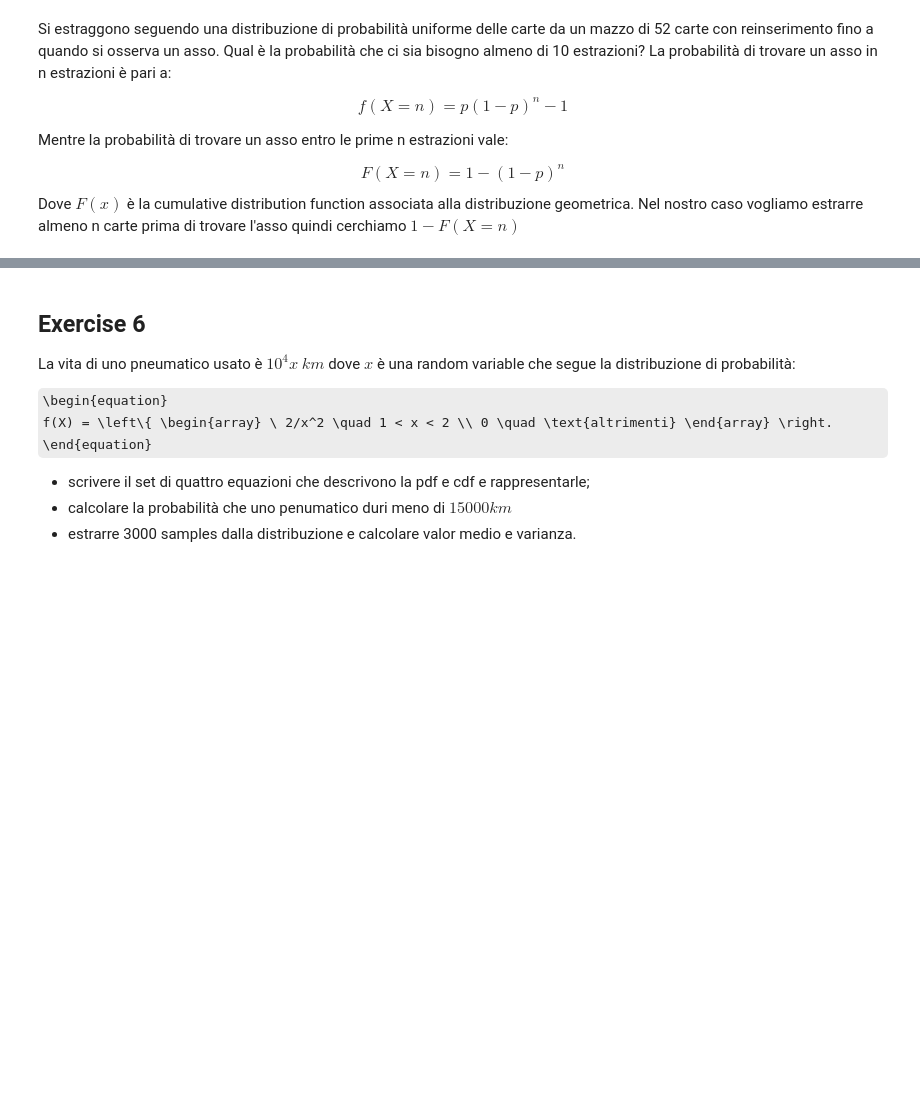
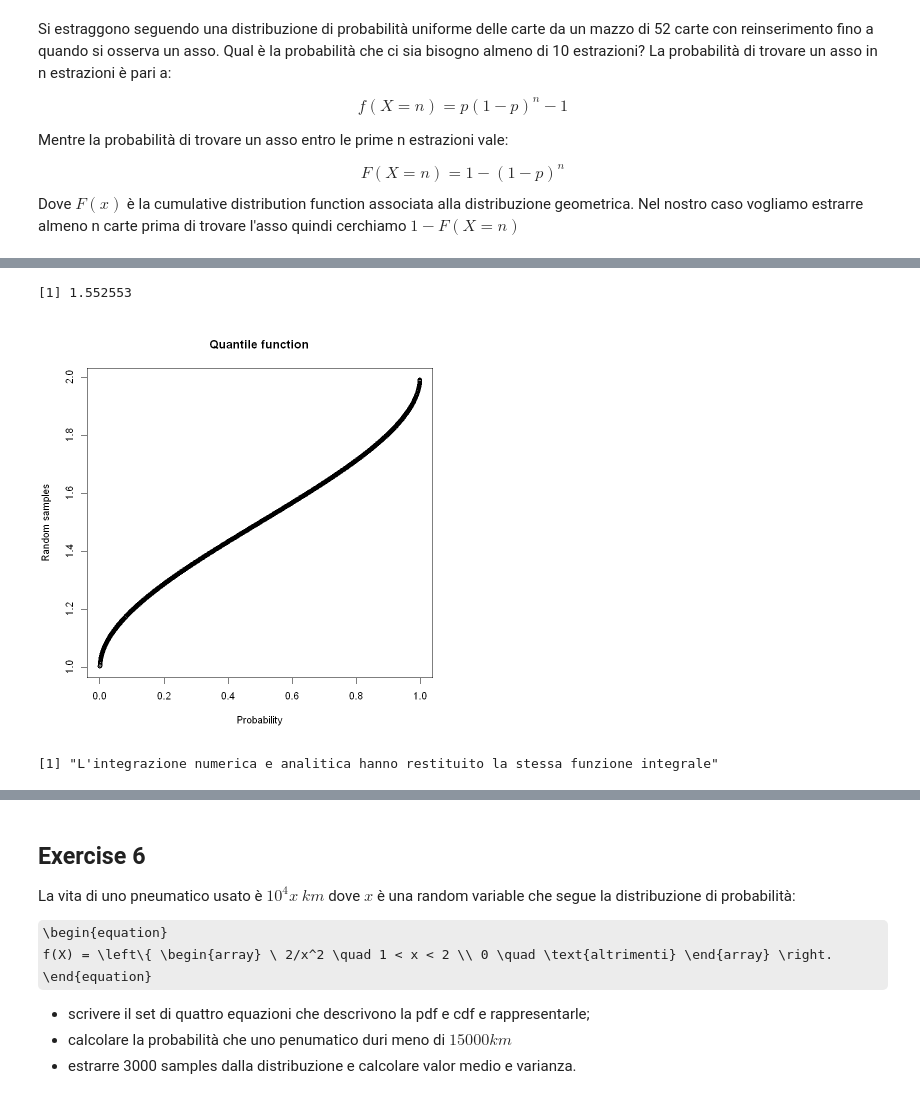
Before and after one commit to samuelelipani/advanced_statistics_of_physical_analysis, a Jupyter notebook: ex2.ipynb, the cells around one changed output, grey strips where cells are left out. Drawn from its saved outputs; the diff is of its cells as text; code cells hidden in the pictures; some formulas as TeX source; blank space fills up the shorter version.

```diff
--- a/ex2.ipynb
+++ b/ex2.ipynb
@@ -232,0 +319,19 @@ $$ f(t) = \left\{ \begin{array} \ c(t-1)(2-t) \quad 1 < t < 2 \\ 0 \quad \text{a
+# %%
+#per esempio do un punto generico y che sia estratto in [0,1]
+y.in = runif(1,min=0,max=1)
+#scelgo la x corrispondente che sia quella per cui y-y.in sia minimo
+y = cdf(x)
+x[which.min(abs(y-y.in))]
+y.out = y.in
+# ripeto n volte e plotto
+x.out = c()
+y.out = c()
+for (i in seq(10000)){
+    y.in = runif(1,min=0,max=1)
+    x.out[i] = x[which.min(abs(y-y.in))]
+    y.out[i] = y.in
+}
+plot(y.out,x.out, main="Quantile function",xlab="Probability",ylab="Random samples")
+# %% [output]
+[1] 1.552553
+[figure, added]
@@ -232,0 +347,6 @@ $$ f(t) = \left\{ \begin{array} \ c(t-1)(2-t) \quad 1 < t < 2 \\ 0 \quad \text{a
+# %%
+# posso verificare che le due funzioni cdf siano equivalenti confrontandone gli output
+
+if (all.equal(cdf(x),cdf.num(x))){print("L'integrazione numerica e analitica hanno restituito la stessa funzione integrale")}
+# %% [output]
+[1] "L'integrazione numerica e analitica hanno restituito la stessa funzione integrale"
```
Also changed, not shown: parts of 24 cells of this notebook.
